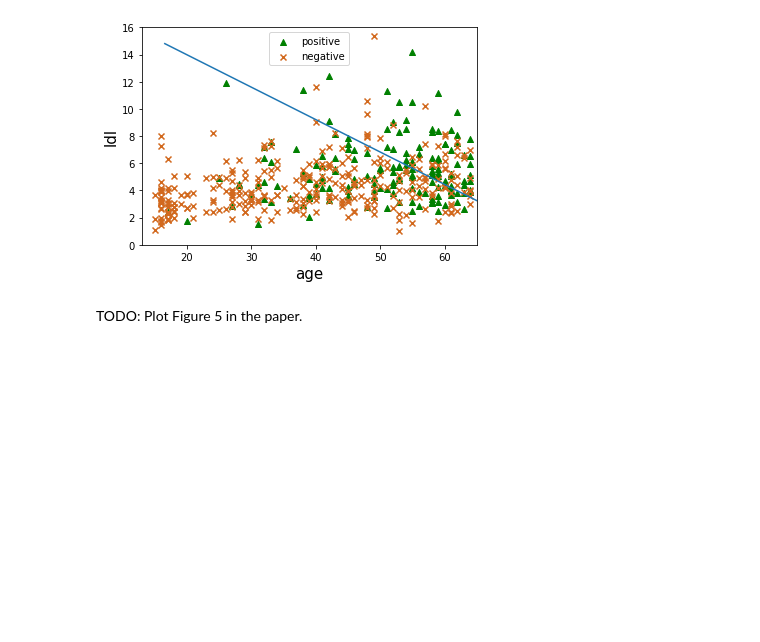
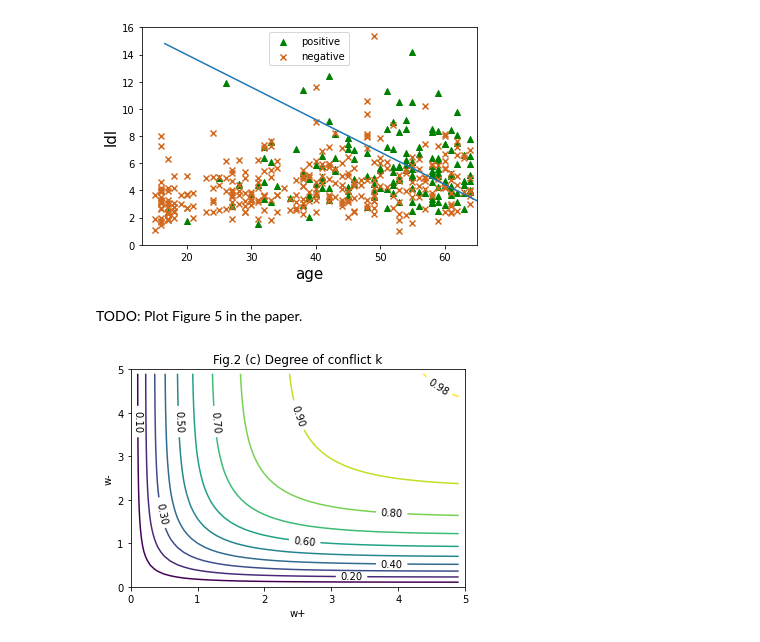
Before and after one commit to evidentiallab/Lunde_Chen_NN_Belief_Reproduction, a Jupyter notebook: NNBeliefWithSklearn.ipynb, the cells around one changed output. Saved outputs shown, nothing was run; the diff lists cells and outputs as text; code cells hidden in the pictures; blank space fills up the shorter version.

```diff
--- a/LundeSklearn.ipynb
+++ b/NNBeliefWithSklearn.ipynb
@@ -416,0 +455,22 @@ alpha= -0.3306306
+# %%
+# Definition of the degree of conflict k=[1-exp(-w^+)]*[1-exp(-w^-)] (Equ.21c)
+def degree_of_conflict(W_pos, W_neg):
+    ka = (1 - np.exp(-1  * W_pos)) * (1 - np.exp(-1 * W_neg))
+    return ka
+
+feature_x = np.arange(0, 5, 0.1)
+feature_y = np.arange(0, 5, 0.1)
+[grid_X, grid_Y] = np.meshgrid(feature_x, feature_y)
+fig, ax = plt.subplots(1, 1)
+Z = degree_of_conflict(grid_X, grid_Y)
+ct = ax.contour(grid_X, grid_Y, Z, list(np.arange(0.1, 1, 0.1)) + [0.98])
+ax.clabel(ct, colors = 'k', fmt = '%2.2f', fontsize=10)
+ax.set_title('Fig.2 (c) Degree of conflict k')
+ax.set_xlabel('w+')
+ax.set_ylabel('w-')
+plt.xlim([0, 5])
+plt.ylim([0, 5])
+
+plt.show()
+# %% [output]
+[figure, added]
```
Also changed, not shown: parts of 5 cells of this notebook, 1 other file.
